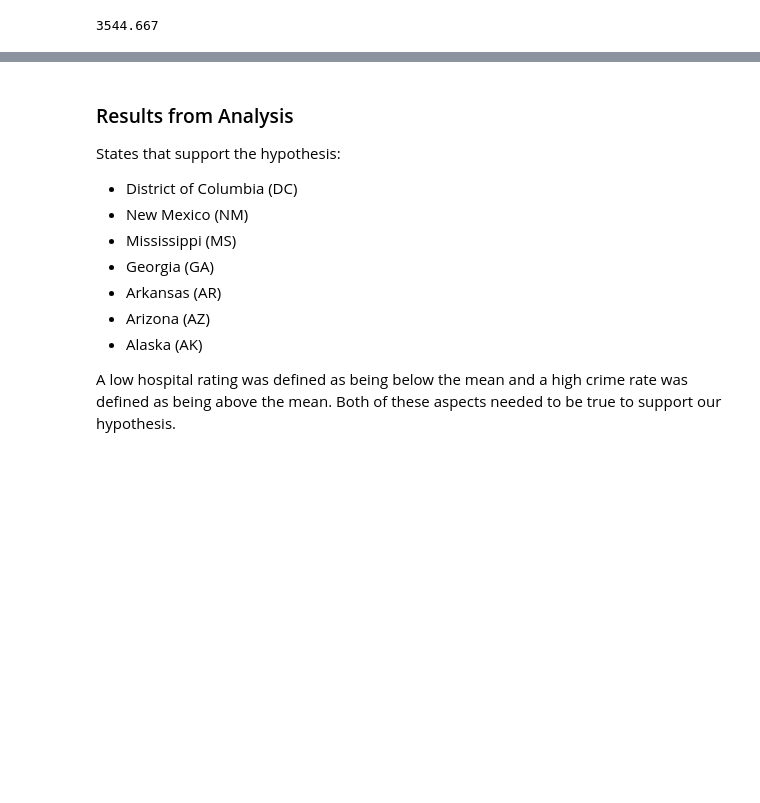
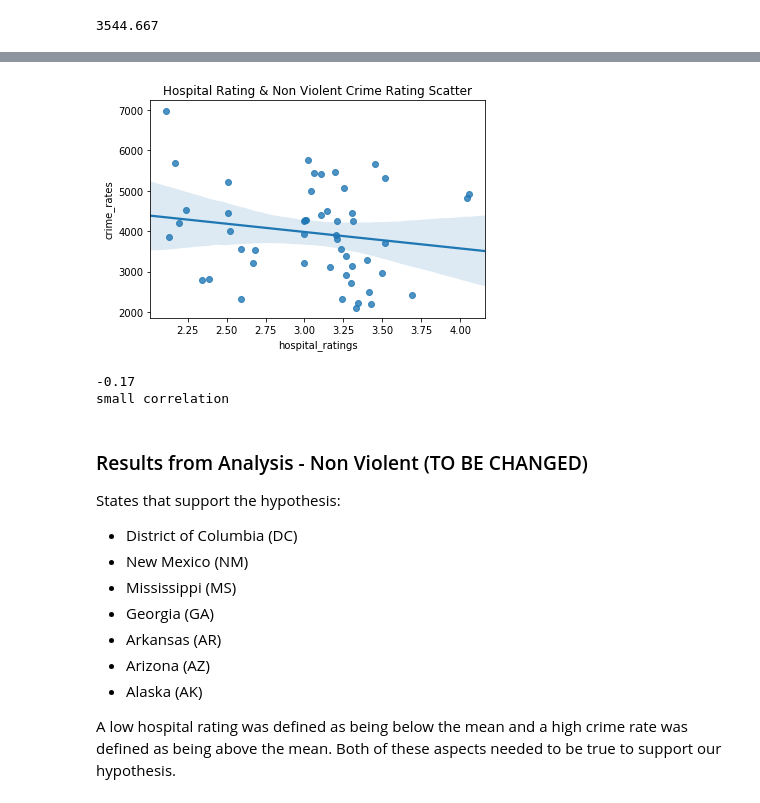
Before and after one commit to nahoczki/OFTRH, a Jupyter notebook: OFTRH (Operation Find Top-Rated Hospitals).ipynb, the cells around one changed output, grey strips where cells are left out. Saved outputs shown, nothing was run; the diff lists cells and outputs as text; code cells hidden in the pictures; blank space fills up the shorter version.

```diff
--- a/OFTRH (Operation Find Top-Rated Hospitals).ipynb
+++ b/OFTRH (Operation Find Top-Rated Hospitals).ipynb
@@ -238,5 +335,21 @@ plt.show()
+# %%
+# Non violent scatterplot
+plt.xlabel('Hospital Rating')
+plt.ylabel('Crime Rate')
+plt.title("Hospital Rating & Non Violent Crime Rating Scatter")
+plt.show(sns.regplot(x='hospital_ratings', y='crime_rates', data = nv_df))
+# %% [output]
+[figure, added]
+# %%
+# correlation (non violent)
+corr = nv_df["hospital_ratings"].corr(nv_df["crime_rates"])
+print (round(corr, 2))
+print ("small correlation")
+# %% [output]
+-0.17
+small correlation
 # %% [markdown]
-### Results from Analysis
+### Results from Analysis - Non Violent (TO BE CHANGED)
 States that support the hypothesis:
 - District of Columbia (DC)
 - New Mexico (NM)
```
Also changed, not shown: parts of 31 cells of this notebook.
